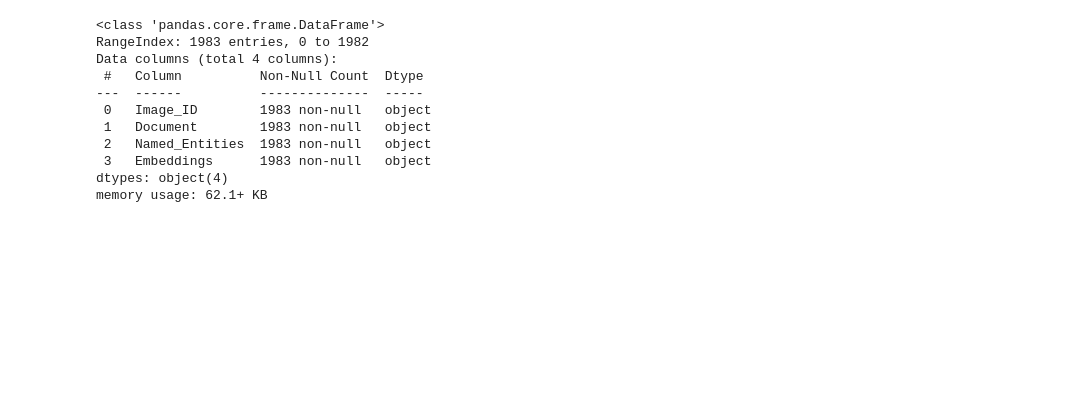
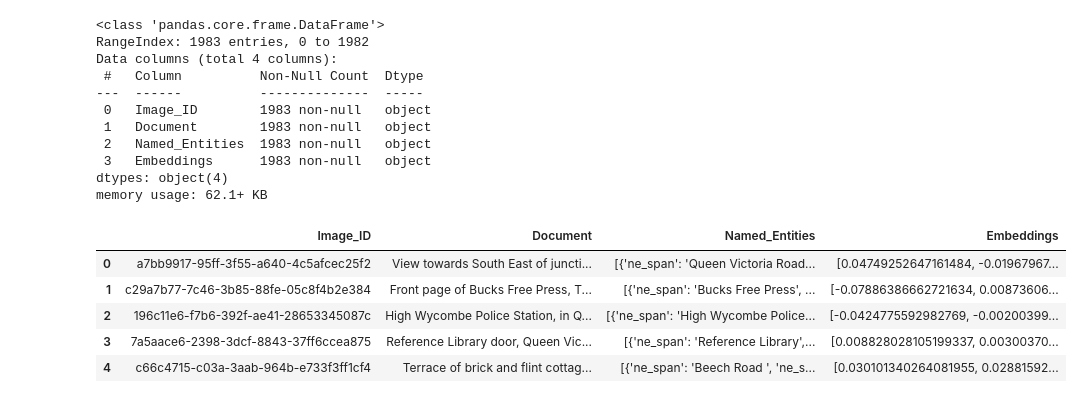
Before and after one commit to thebekhruz/Semantic_Search_v2.0, a Jupyter notebook: app/utils/neo4j_utils.ipynb, the cells around one changed output. Cells and saved outputs as stored; diff of their text form; code cells hidden in the pictures; blank space fills up the shorter version.

```diff
--- a/app/utils/neo4j_utils.ipynb
+++ b/app/utils/neo4j_utils.ipynb
@@ -5,7 +5,7 @@ from typing import List, Dict, Any
 import ast
 from neo4j import GraphDatabase
 # %%
-processed_data_filepath = '../data/processed/processed_data_with_embeddings.csv'
+processed_data_filepath = '../../data/processed/processed_data_with_embeddings.csv'
 df = pd.read_csv(processed_data_filepath)
 df.info()
 
@@ -25,6 +25,15 @@ Data columns (total 4 columns):
  3   Embeddings      1983 non-null   object
 dtypes: object(4)
 memory usage: 62.1+ KB
+# %%
+df.head()
+# %% [output]
+|  | Image_ID | Document | Named_Entities | Embeddings |
+| 0 | a7bb9917-95ff-3f55-a640-4c5afcec25f2 | View towards South East of juncti... | [{'ne_span': 'Queen Victoria Road... | [0.04749252647161484, -0.01967967... |
+| 1 | c29a7b77-7c46-3b85-88fe-05c8f4b2e384 | Front page of Bucks Free Press, T... | [{'ne_span': 'Bucks Free Press', ... | [-0.07886386662721634, 0.00873606... |
+| 2 | 196c11e6-f7b6-392f-ae41-28653345087c | High Wycombe Police Station, in Q... | [{'ne_span': 'High Wycombe Police... | [-0.0424775592982769, -0.00200399... |
+| 3 | 7a5aace6-2398-3dcf-8843-37ff6ccea875 | Reference Library door, Queen Vic... | [{'ne_span': 'Reference Library',... | [0.008828028105199337, 0.00300370... |
+| 4 | c66c4715-c03a-3aab-964b-e733f3ff1cf4 | Terrace of brick and flint cottag... | [{'ne_span': 'Beech Road ', 'ne_s... | [0.030101340264081955, 0.02881592... |
 # %%
 def load_data_into_neo4j(df: pd.DataFrame, uri: str, user: str, password: str):
     """Loads the processed dataframe into a Neo4j graph database."""
```
Also changed, not shown: parts of 1 cell of this notebook, 5 other files.
